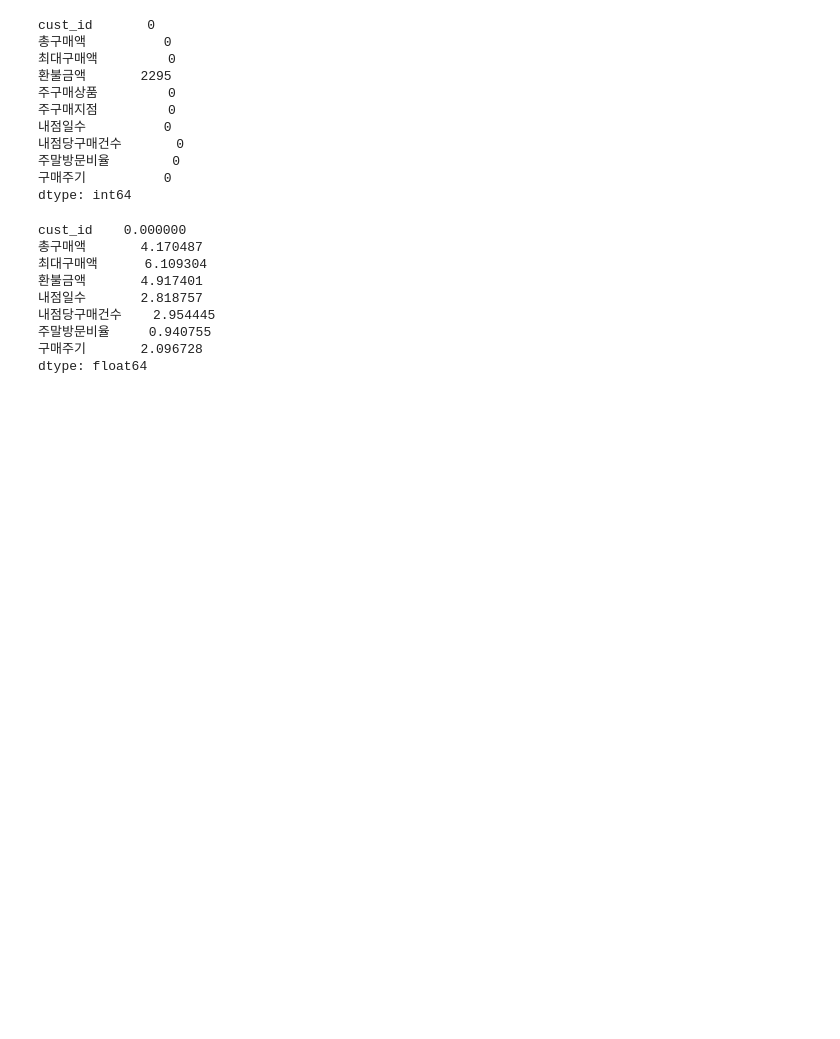
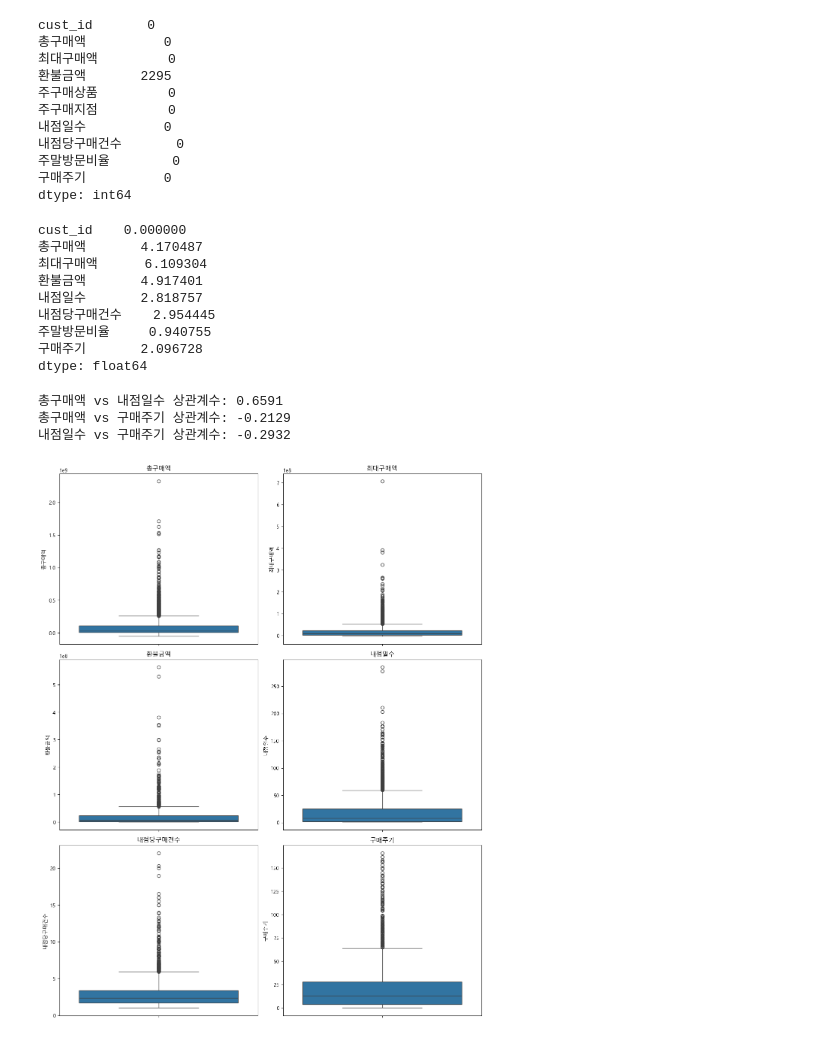
Before and after one commit to ally260509/hipython, a Jupyter notebook: ml/5.분류예측모델.성별예측하기.ipynb, the cells around one changed output. Drawn from its saved outputs; the diff is of its cells as text; code cells hidden in the pictures; blank space fills up the shorter version.

```diff
--- a/ml/5.분류예측모델.성별예측하기.ipynb
+++ b/ml/5.분류예측모델.성별예측하기.ipynb
@@ -206,3 +235,44 @@ cust_id    0.000000
 주말방문비율     0.940755
 구매주기       2.096728
 dtype: float64
+# %%
+# 상관계수 분석
+corr_1 = X[['총구매액', '내점일수']].corr().iloc[0,1]
+corr_2 = X[['총구매액', '구매주기']].corr().iloc[0,1]
+corr_3 = X[['내점일수', '구매주기']].corr().iloc[0,1]
+
+
+print(f"총구매액 vs 내점일수 상관계수: {corr_1:.4f}")
+print(f"총구매액 vs 구매주기 상관계수: {corr_2:.4f}")
+print(f"내점일수 vs 구매주기 상관계수: {corr_3:.4f}")
+# %% [output]
+총구매액 vs 내점일수 상관계수: 0.6591
+총구매액 vs 구매주기 상관계수: -0.2129
+내점일수 vs 구매주기 상관계수: -0.2932
+# %%
+# 이상치 탐색
+import matplotlib.pyplot as plt
+import seaborn as sns
+
+numeric_cols = [
+    '총구매액',
+    '최대구매액',
+    '환불금액',
+    '내점일수',
+    '내점당구매건수',
+    '구매주기'
+]
+
+fig, axes = plt.subplots(3, 2, figsize=(12, 15))
+
+for i, col in enumerate(numeric_cols):
+    row = i // 2
+    col_idx = i % 2
+
+    sns.boxplot(y=X[col], ax=axes[row, col_idx])
+    axes[row, col_idx].set_title(col)
+
+plt.tight_layout()
+plt.show()
+# %% [output]
+[figure, added]
```
Also changed, not shown: parts of 80 cells of this notebook, 10 other files.
